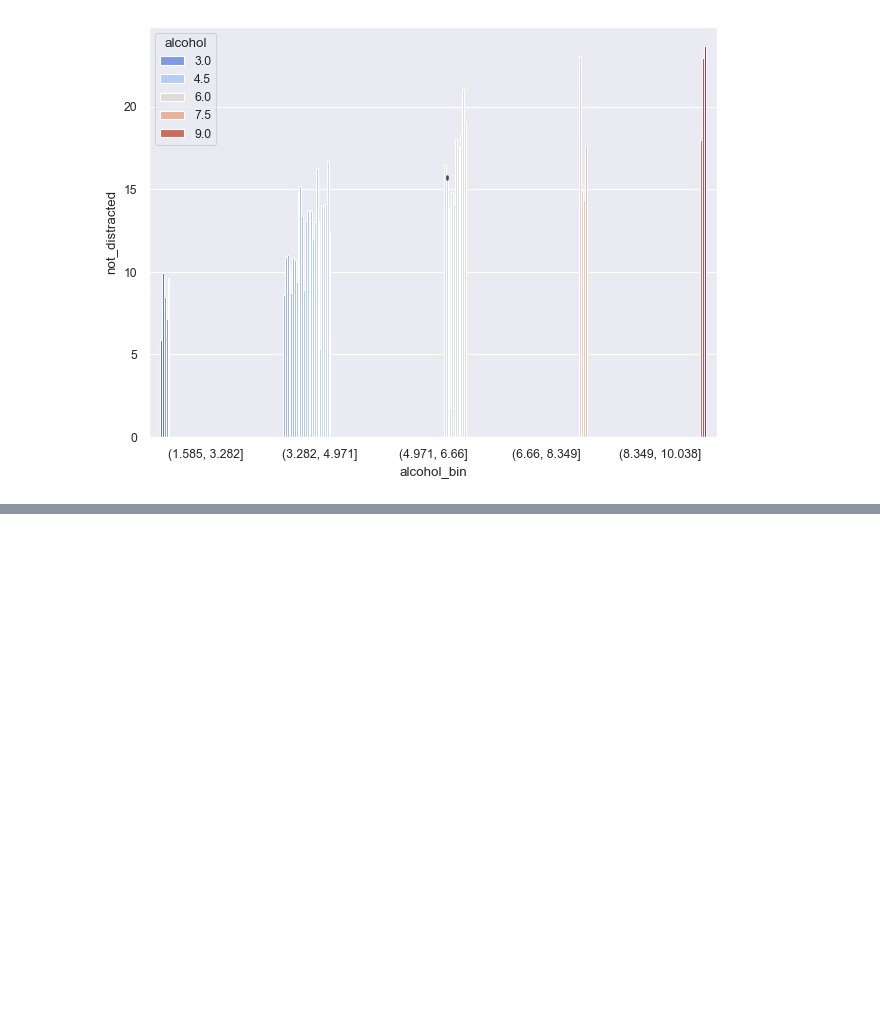
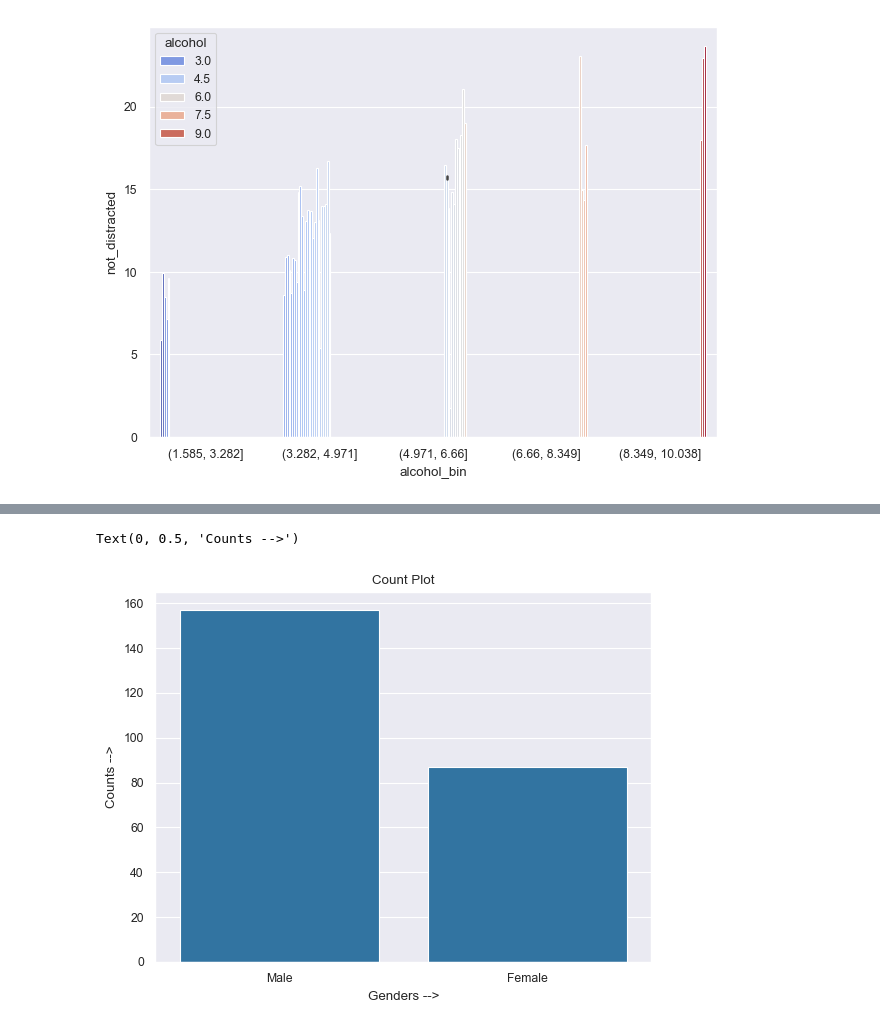
Before and after one commit to Nevin100/Data-Visualization-with-Seaborn, a Jupyter notebook: seaborn.ipynb, the cells around one changed output, grey strips where cells are left out. Cells and saved outputs as stored; diff of their text form; code cells hidden in the pictures; blank space fills up the shorter version.

```diff
--- a/seaborn.ipynb
+++ b/seaborn.ipynb
@@ -122,0 +132,5 @@ plt.tight_layout()
+# %%
+# Loading the tips dataset
+
+tips_df = sns.load_dataset("tips")
+tips_df.head()
@@ -122,0 +144,10 @@ plt.tight_layout()
+# %%
+# Count Plot : --> to visualize the count of observations in each categorical bin using bars.
+
+sns.countplot(x='sex', data=tips_df)
+plt.title('Count Plot')
+plt.xlabel('Genders -->')
+plt.ylabel('Counts -->')
+# %% [output]
+Text(0, 0.5, 'Counts -->')
+[figure, added]
```
Also changed, not shown: parts of 5 cells of this notebook.
